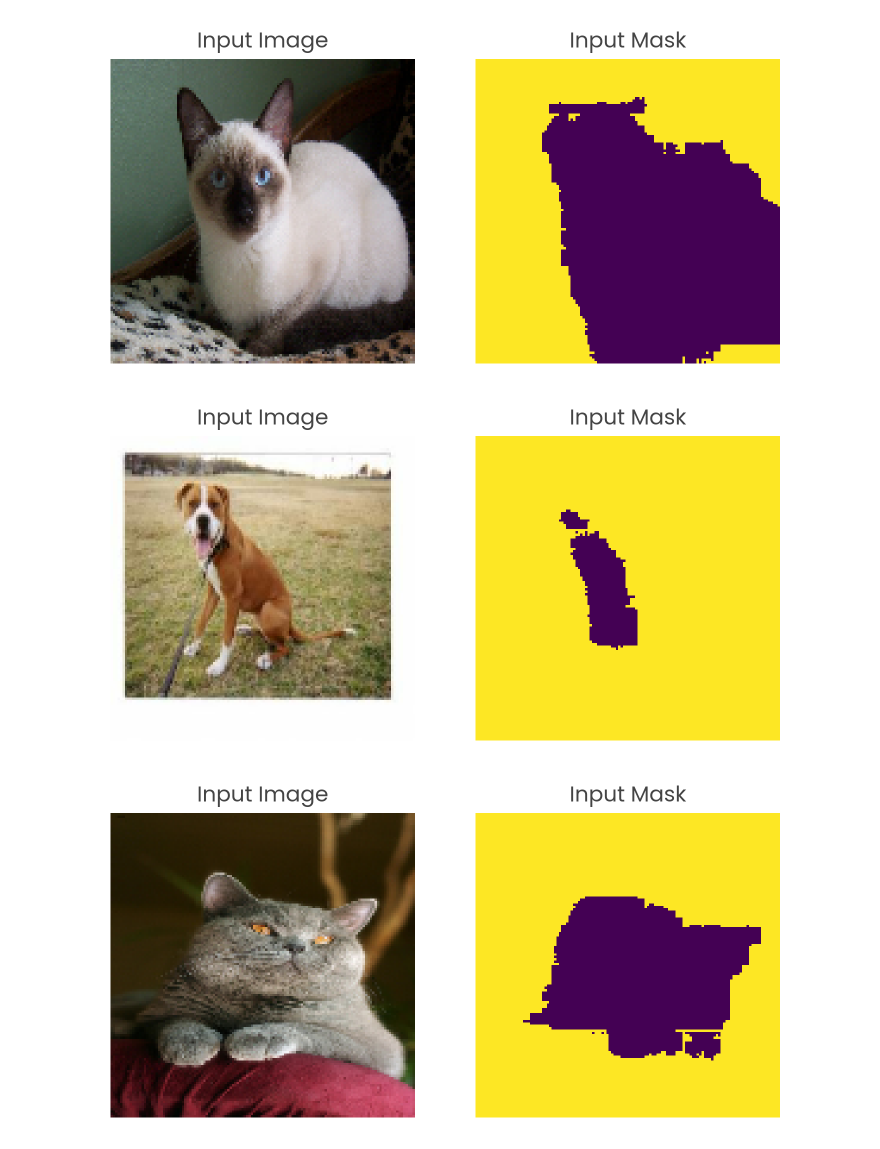
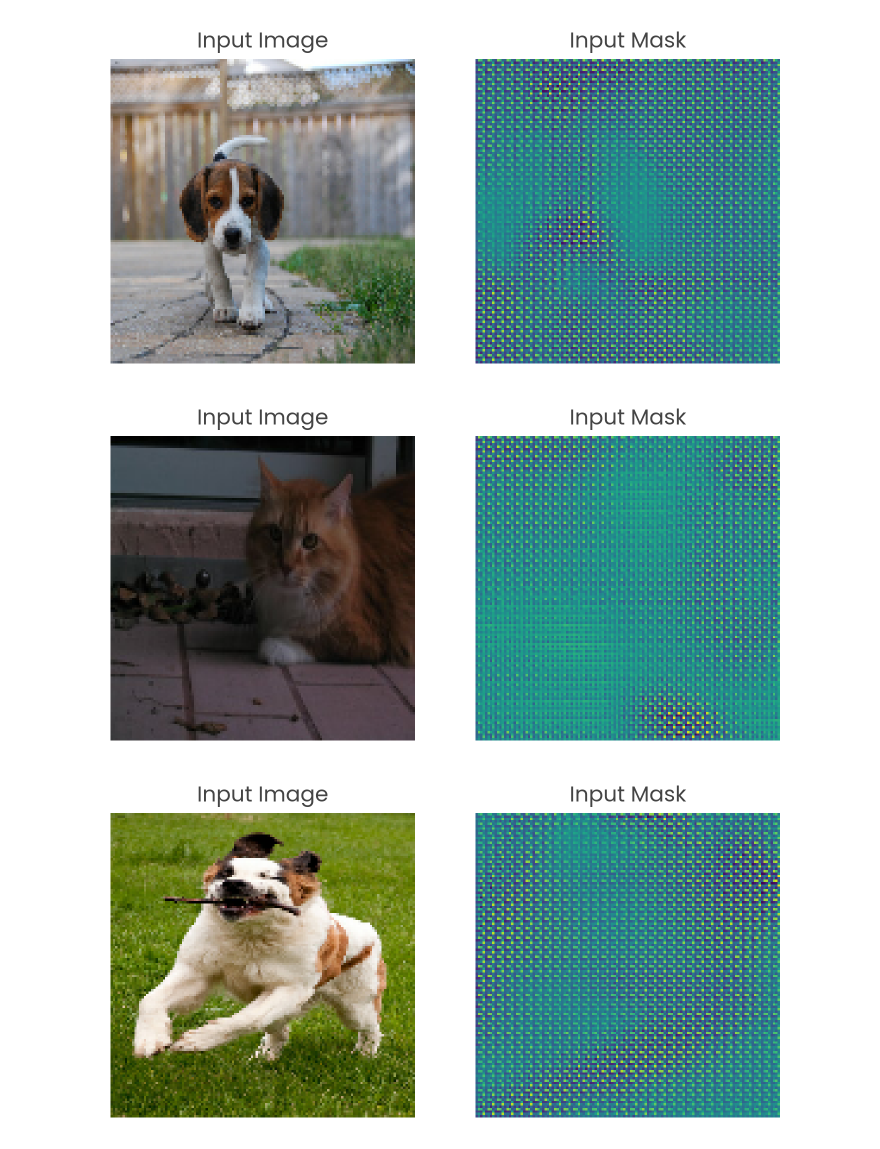
Before and after one commit to NareshPS/doi-ml, a Jupyter notebook: projects/notebooks/Pet Segmentation [UNet].ipynb, the cells around one changed output. Cells and saved outputs as stored; diff of their text form; code cells hidden in the pictures.

```diff
--- a/projects/notebooks/Pet Segmentation [UNet].ipynb
+++ b/projects/notebooks/Pet Segmentation [UNet].ipynb
@@ -29,5 +36,9 @@ train_ds, val_ds, test_ds = tfds.load(
 # %%
 IMG_SIZE = 128
+
+def to_binary(x, classId, threshold=0.5):
+    selection_cond = (x >= classId - threshold) & (x < classId + threshold)
+    return tf.where(selection_cond, tf.ones_like(x), tf.zeros_like(x))
 
 def preprocess(item):
     image, mask = item['image'], item['segmentation_mask']
@@ -39,7 +50,7 @@ def preprocess(item):
 
     # Normalize the image and realign the mask.
     image = tf.cast(image, tf.float32) / 255.0
-    mask -= 1
+    mask = to_binary(mask, 1)
 
     return image, mask
 
@@ -66,6 +77,7 @@ def plot_grid(images, cols=5):
 
 
 for image, mask in train_prep_ds.take(2):
-    sample = {'Input Image': image, 'Input Mask': mask}
+    mask_frequencies = np.unique(mask, return_counts=True)
+    sample = {'Input Image': image, 'Input Mask: {}'.format(mask_frequencies[1]): mask}
     plot_grid(sample, cols=2)
 # %% [output]
@@ -264,12 +348,14 @@ model.evaluate(test_prep_ds.batch(256))
 # %%
-batch = iter(train_prep_ds.shuffle(buffer_size=5).batch(5)).next()
-masks = tf.expand_dims(tf.math.argmax(tf.math.softmax(model(batch[0]), axis=-1), axis=-1), axis=-1)
+batch = iter(test_prep_ds.shuffle(buffer_size=5).batch(5)).next()
+# masks = tf.expand_dims(tf.math.argmax(tf.math.softmax(model(batch[0]), axis=-1), axis=-1), axis=-1)
+# masks = to_binary(tf.math.sigmoid(model(batch[0])), 1)
+masks = tf.split(tf.math.softmax(model(batch[0])), 2, axis=-1)[1]
 
 for image, mask in zip(batch[0], masks):
     sample = {'Input Image': image, 'Input Mask': mask}
     plot_grid(sample, cols=2)
 # masks.shape
 # %% [output]
-[figure, old version]
+[figure, new version]
-[figure, old version]
+[figure, new version]
-[figure, old version]
+[figure, new version]
```
Also changed, not shown: parts of 11 cells of this notebook, 2 other files.
